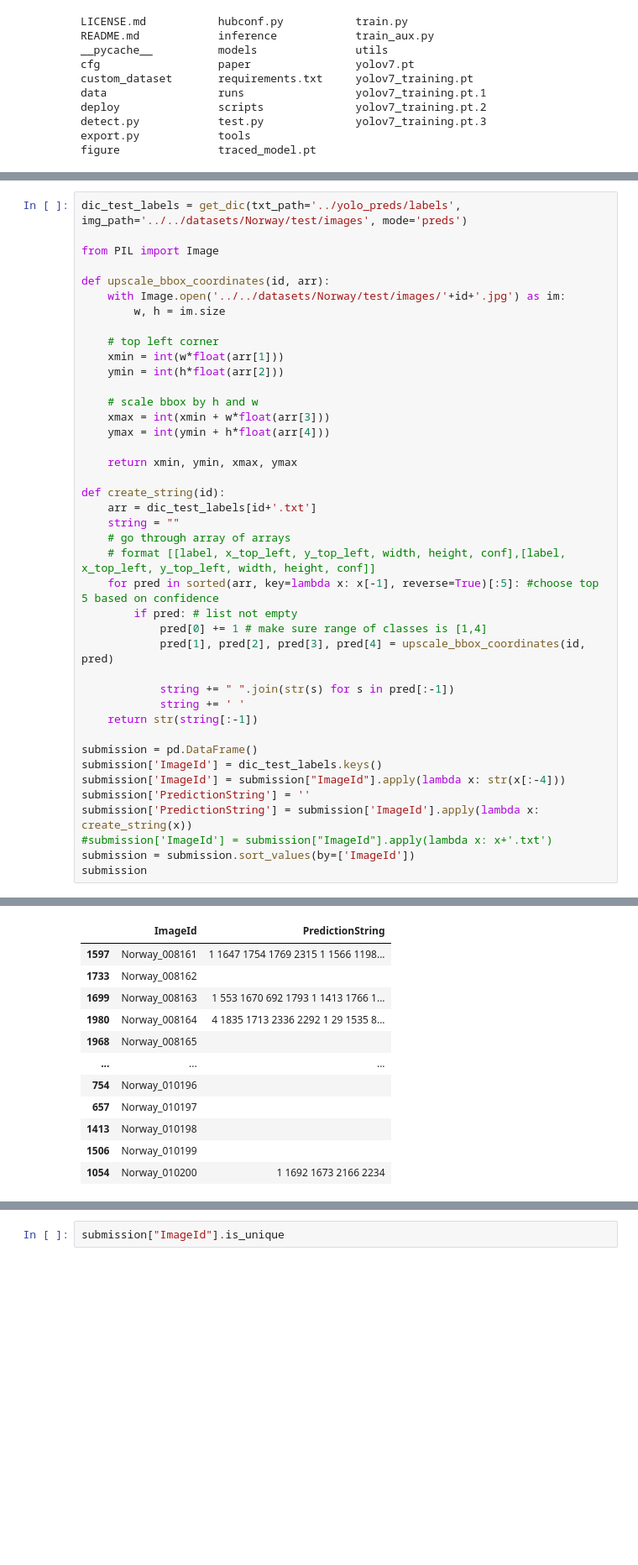
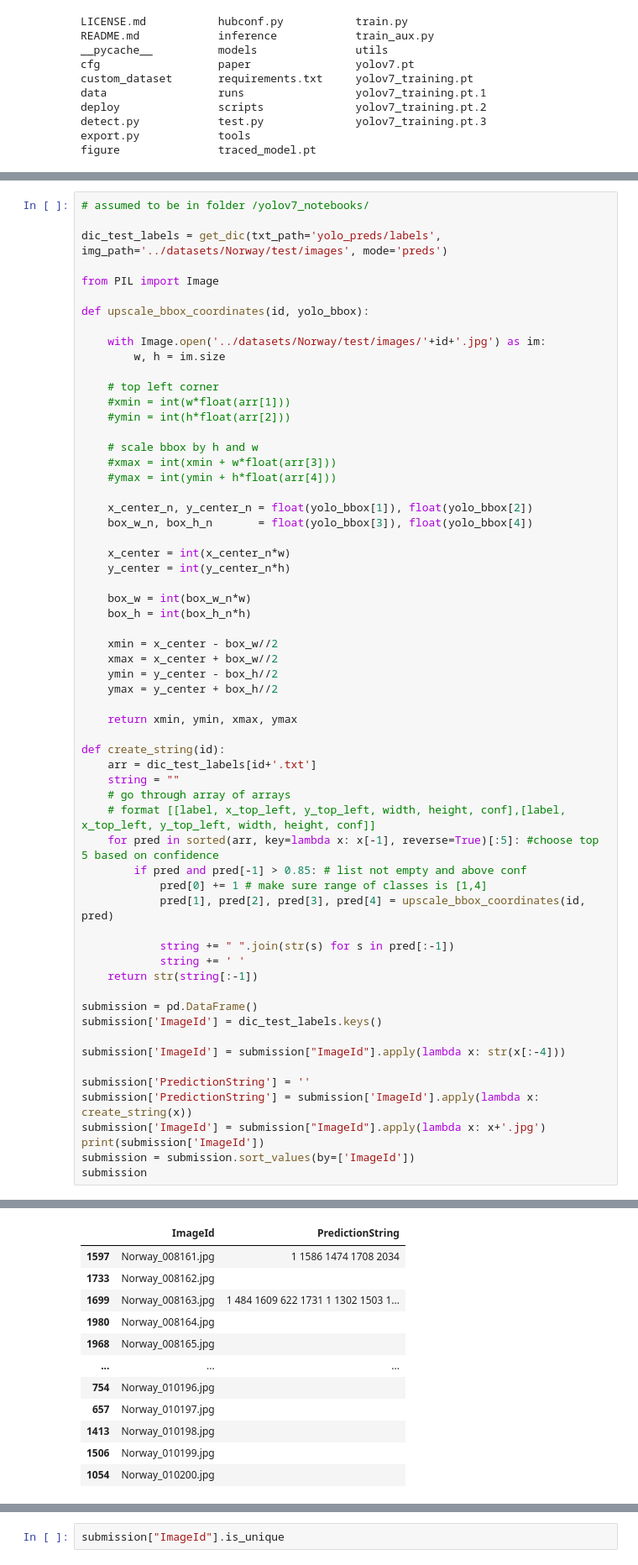
Before and after one commit to vnilsn/roadcrack-detection, a Jupyter notebook: yolov7_notebooks/analysis.ipynb, the cells around one changed output, grey strips where cells are left out. Shown at 84% size. Cells and saved outputs as stored; diff of their text form; blank space fills up the shorter version.

```diff
--- a/yolov7_notebooks/analysis.ipynb
+++ b/yolov7_notebooks/analysis.ipynb
@@ -93,19 +94,36 @@ Done. (8602.102s)
 # %%
-dic_test_labels = get_dic(txt_path='../yolo_preds/labels', img_path='../../datasets/Norway/test/images', mode='preds')
+# assumed to be in folder /yolov7_notebooks/
+
+dic_test_labels = get_dic(txt_path='yolo_preds/labels', img_path='../datasets/Norway/test/images', mode='preds')
 
 from PIL import Image
 
-def upscale_bbox_coordinates(id, arr):
-    with Image.open('../../datasets/Norway/test/images/'+id+'.jpg') as im:
+def upscale_bbox_coordinates(id, yolo_bbox):
+
+    with Image.open('../datasets/Norway/test/images/'+id+'.jpg') as im:
         w, h = im.size
 
     # top left corner
-    xmin = int(w*float(arr[1]))
-    ymin = int(h*float(arr[2]))
+    #xmin = int(w*float(arr[1]))
+    #ymin = int(h*float(arr[2]))
 
     # scale bbox by h and w
-    xmax = int(xmin + w*float(arr[3]))
-    ymax = int(ymin + h*float(arr[4]))
+    #xmax = int(xmin + w*float(arr[3]))
+    #ymax = int(ymin + h*float(arr[4]))
+
+    x_center_n, y_center_n = float(yolo_bbox[1]), float(yolo_bbox[2])
+    box_w_n, box_h_n       = float(yolo_bbox[3]), float(yolo_bbox[4])
+
+    x_center = int(x_center_n*w)
+    y_center = int(y_center_n*h)
+
+    box_w = int(box_w_n*w)
+    box_h = int(box_h_n*h)
+
+    xmin = x_center - box_w//2
+    xmax = x_center + box_w//2
+    ymin = y_center - box_h//2
+    ymax = y_center + box_h//2
 
     return xmin, ymin, xmax, ymax
 
@@ -115,7 +133,7 @@ def create_string(id):
     # go through array of arrays
     # format [[label, x_top_left, y_top_left, width, height, conf],[label, x_top_left, y_top_left, width, height, conf]]
     for pred in sorted(arr, key=lambda x: x[-1], reverse=True)[:5]: #choose top 5 based on confidence
-        if pred: # list not empty
+        if pred and pred[-1] > 0.85: # list not empty and above conf
             pred[0] += 1 # make sure range of classes is [1,4]
             pred[1], pred[2], pred[3], pred[4] = upscale_bbox_coordinates(id, pred)
 
@@ -125,10 +143,13 @@ def create_string(id):
 
 submission = pd.DataFrame()
 submission['ImageId'] = dic_test_labels.keys()
+
 submission['ImageId'] = submission["ImageId"].apply(lambda x: str(x[:-4]))
+
 submission['PredictionString'] = ''
 submission['PredictionString'] = submission['ImageId'].apply(lambda x: create_string(x))
-#submission['ImageId'] = submission["ImageId"].apply(lambda x: x+'.txt')
+submission['ImageId'] = submission["ImageId"].apply(lambda x: x+'.jpg')
+print(submission['ImageId'])
 submission = submission.sort_values(by=['ImageId'])
 submission
 # %% [output]
@@ -135,12 +168,12 @@ submission
 |  | ImageId | PredictionString |
-| 1597 | Norway_008161 | 1 1647 1754 1769 2315 1 1566 1198... |
-| 1733 | Norway_008162 |  |
-| 1699 | Norway_008163 | 1 553 1670 692 1793 1 1413 1766 1... |
-| 1980 | Norway_008164 | 4 1835 1713 2336 2292 1 29 1535 8... |
-| 1968 | Norway_008165 |  |
+| 1597 | Norway_008161.jpg | 1 1586 1474 1708 2034 |
+| 1733 | Norway_008162.jpg |  |
+| 1699 | Norway_008163.jpg | 1 484 1609 622 1731 1 1302 1503 1... |
+| 1980 | Norway_008164.jpg |  |
+| 1968 | Norway_008165.jpg |  |
 | ... | ... | ... |
-| 754 | Norway_010196 |  |
-| 657 | Norway_010197 |  |
-| 1413 | Norway_010198 |  |
-| 1506 | Norway_010199 |  |
-| 1054 | Norway_010200 | 1 1692 1673 2166 2234 |
+| 754 | Norway_010196.jpg |  |
+| 657 | Norway_010197.jpg |  |
+| 1413 | Norway_010198.jpg |  |
+| 1506 | Norway_010199.jpg |  |
+| 1054 | Norway_010200.jpg |  |
```
Also changed, not shown: parts of 6 cells of this notebook, 1 other file.
